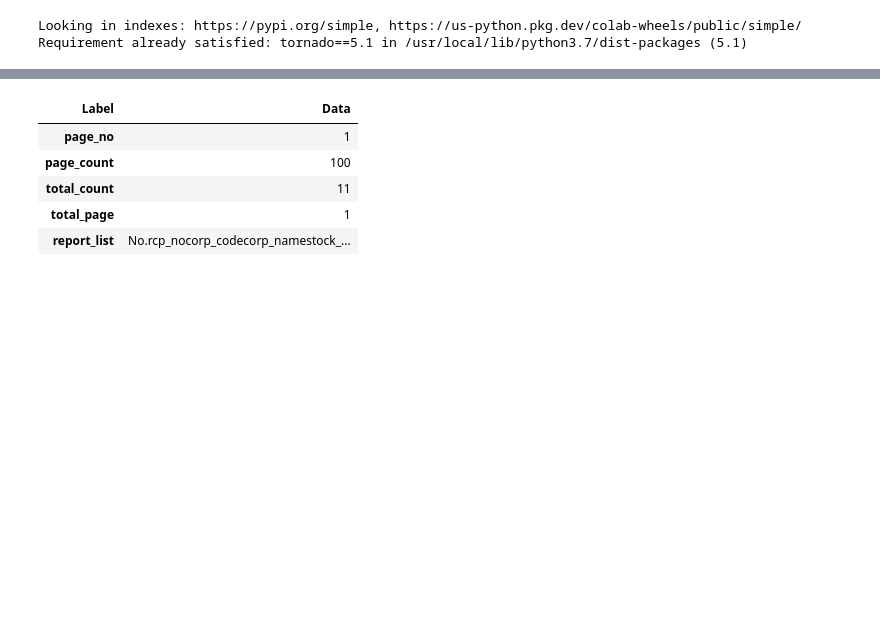
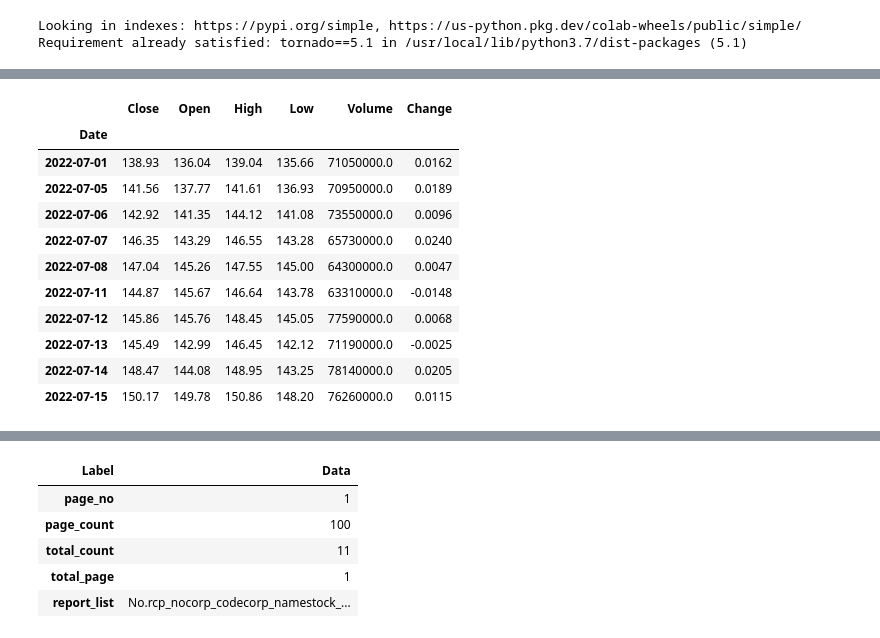
Before and after one commit to sub3h/StockAnalysisInPython, a Jupyter notebook: biasguard.ipynb, the cells around one changed output, grey strips where cells are left out. Saved outputs shown, nothing was run; the diff lists cells and outputs as text; code cells hidden in the pictures; blank space fills up the shorter version.

```diff
--- a/biasguard.ipynb
+++ b/biasguard.ipynb
@@ -90,0 +174,19 @@ Hello World!
+# %%
+# 테스트(AAPL 가격 데이터)
+
+df = fdr.DataReader('AAPL', '2019') # AAPL, 2019년
+df.head(10)
+df.tail(10)
+# %% [output]
+|  | Close | Open | High | Low | Volume | Change |
+| Date |  |  |  |  |  |  |
+| 2022-07-01 | 138.93 | 136.04 | 139.04 | 135.66 | 71050000.0 | 0.0162 |
+| 2022-07-05 | 141.56 | 137.77 | 141.61 | 136.93 | 70950000.0 | 0.0189 |
+| 2022-07-06 | 142.92 | 141.35 | 144.12 | 141.08 | 73550000.0 | 0.0096 |
+| 2022-07-07 | 146.35 | 143.29 | 146.55 | 143.28 | 65730000.0 | 0.0240 |
+| 2022-07-08 | 147.04 | 145.26 | 147.55 | 145.00 | 64300000.0 | 0.0047 |
+| 2022-07-11 | 144.87 | 145.67 | 146.64 | 143.78 | 63310000.0 | -0.0148 |
+| 2022-07-12 | 145.86 | 145.76 | 148.45 | 145.05 | 77590000.0 | 0.0068 |
+| 2022-07-13 | 145.49 | 142.99 | 146.45 | 142.12 | 71190000.0 | -0.0025 |
+| 2022-07-14 | 148.47 | 144.08 | 148.95 | 143.25 | 78140000.0 | 0.0205 |
+| 2022-07-15 | 150.17 | 149.78 | 150.86 | 148.20 | 76260000.0 | 0.0115 |
```
Also changed, not shown: parts of 18 cells of this notebook.
